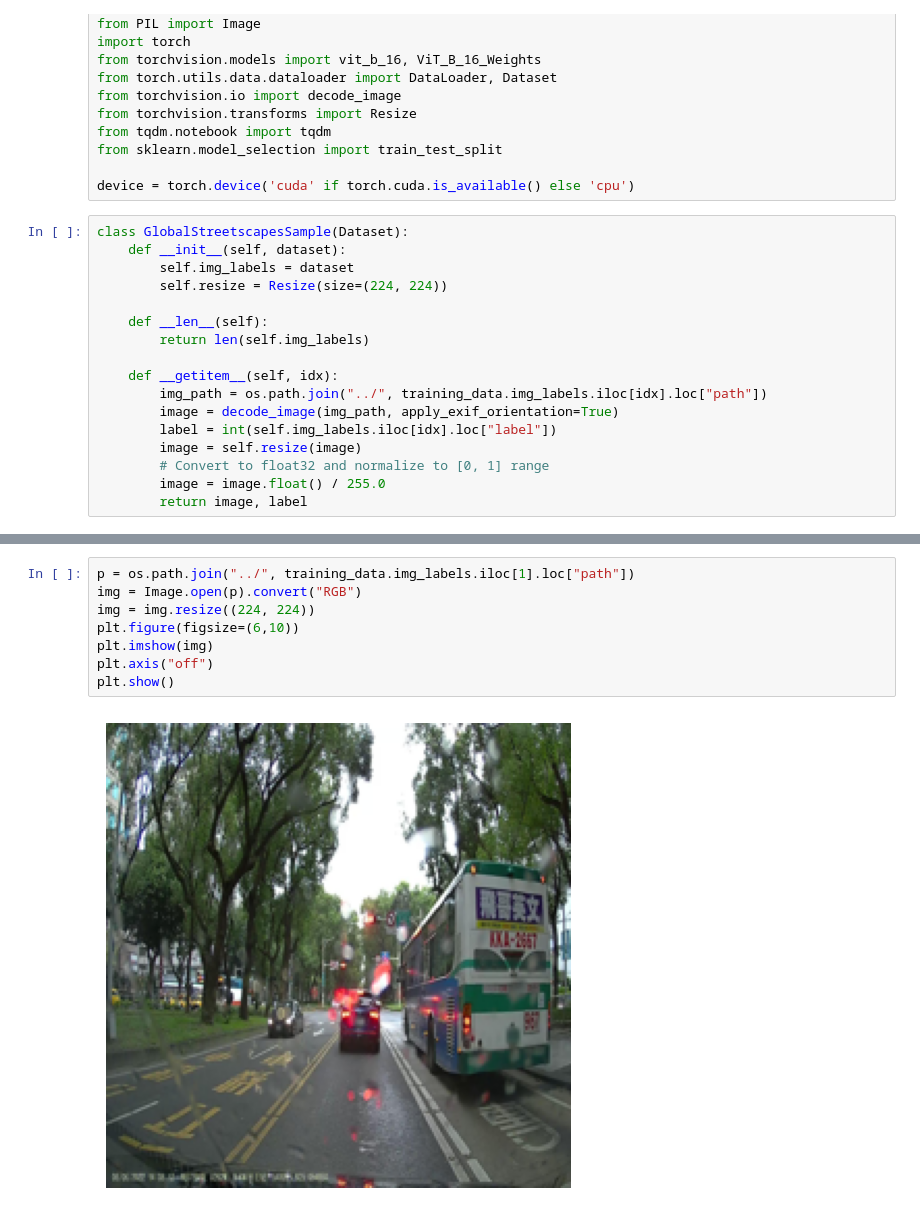
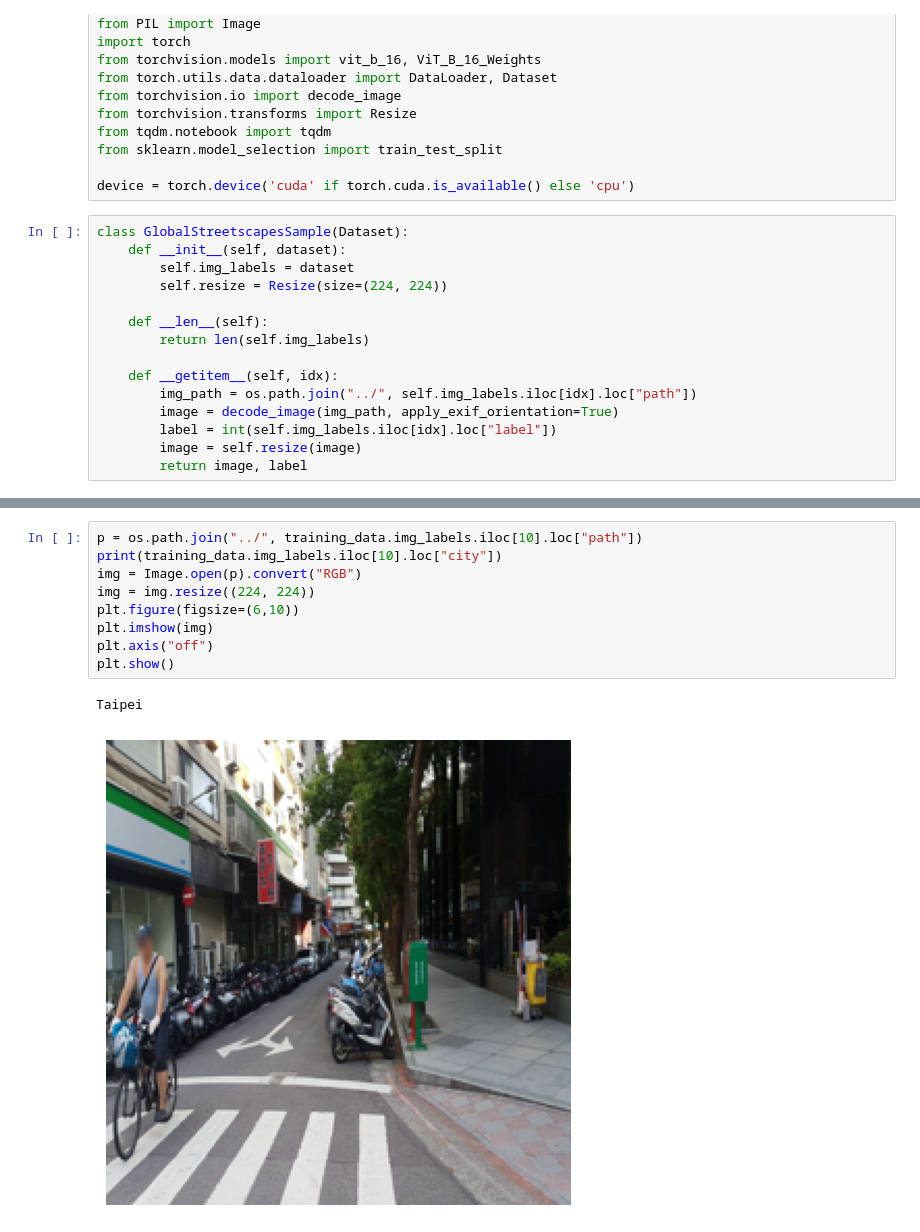
Before and after one commit to branisk/Geo-Guessrs, a Jupyter notebook: models/vit_b_16_base/vit_b_16_base.ipynb, the cells around one changed output, grey strips where cells are left out. Drawn from its saved outputs; the diff is of its cells as text.

Commit message:
corrected bug in training notebook

```diff
--- a/models/vit_b_16_base/vit_b_16_base.ipynb
+++ b/models/vit_b_16_base/vit_b_16_base.ipynb
@@ -22,12 +22,10 @@ class GlobalStreetscapesSample(Dataset):
         return len(self.img_labels)
 
     def __getitem__(self, idx):
-        img_path = os.path.join("../", training_data.img_labels.iloc[idx].loc["path"])
+        img_path = os.path.join("../", self.img_labels.iloc[idx].loc["path"])
         image = decode_image(img_path, apply_exif_orientation=True)
         label = int(self.img_labels.iloc[idx].loc["label"])
         image = self.resize(image)
-        # Convert to float32 and normalize to [0, 1] range
-        image = image.float() / 255.0
         return image, label
 # %%
 samples = pd.read_csv('../../data/imgs/sampled.csv', index_col=0)
@@ -62,13 +65,15 @@ rows: 2056
 # %%
-p = os.path.join("../", training_data.img_labels.iloc[1].loc["path"])
+p = os.path.join("../", training_data.img_labels.iloc[10].loc["path"])
+print(training_data.img_labels.iloc[10].loc["city"])
 img = Image.open(p).convert("RGB")
 img = img.resize((224, 224))
 plt.figure(figsize=(6,10))
 plt.imshow(img)
 plt.axis("off")
 plt.show()
 # %% [output]
+Taipei
-[figure, old version]
+[figure, new version]
 # %%
 # Base Vision Transformer Docs: https://github.com/pytorch/vision/blob/main/torchvision/models/vision_transformer.py
 # VIT_B_16 Docs: https://docs.pytorch.org/vision/main/models/generated/torchvision.models.vit_b_16.html
```
Also changed, not shown: parts of 4 cells of this notebook.
